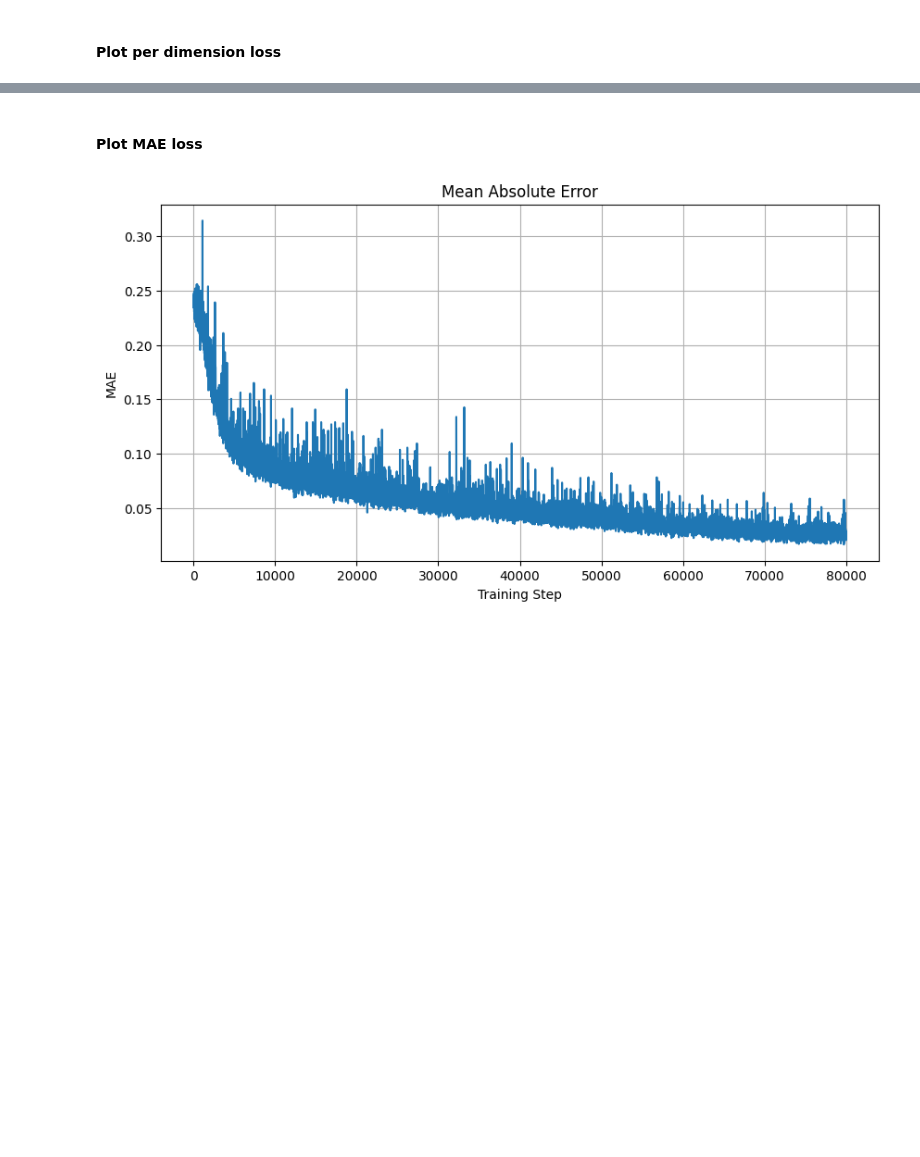
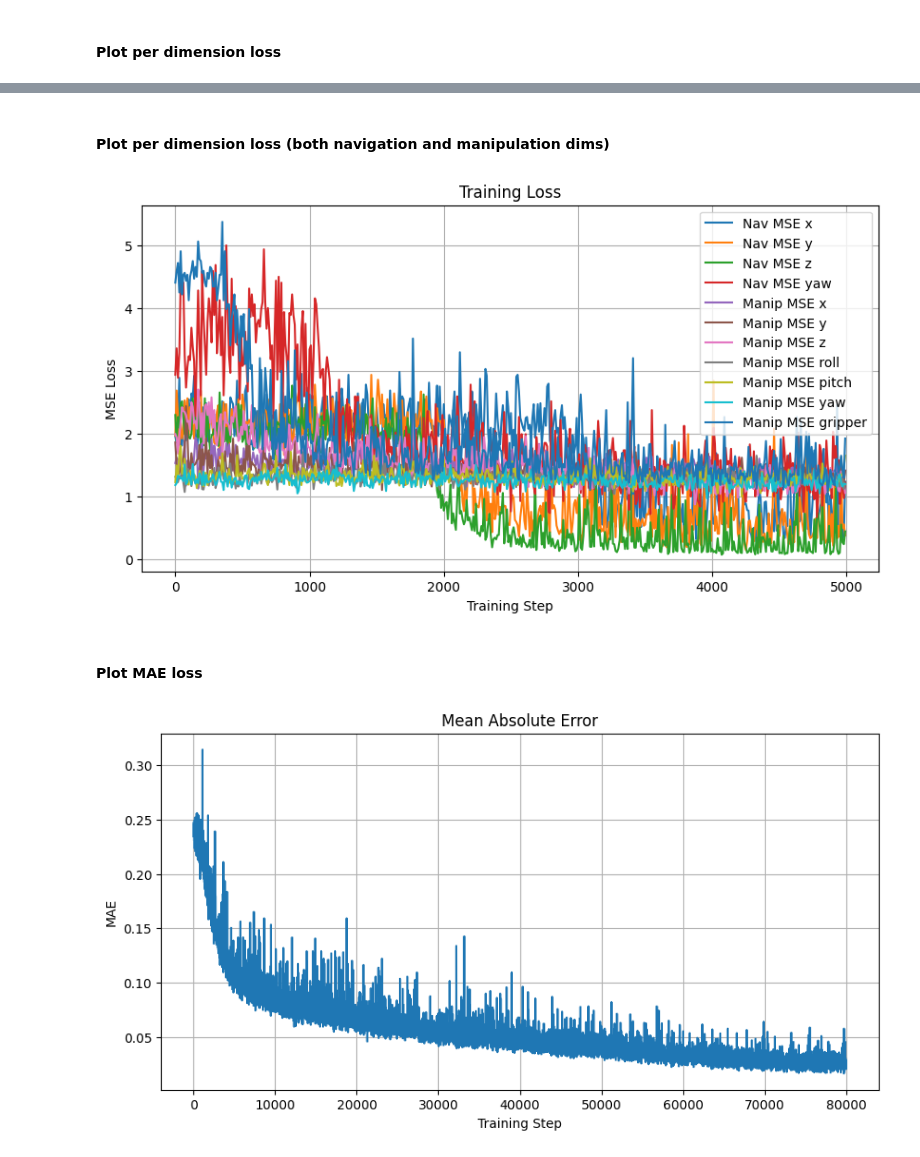
Before and after one commit to MCNeutron/imperial-irp-AeroGrasp, a Jupyter notebook: AeroGraspVLA/plot_training_metric.ipynb, the cells around one changed output, grey strips where cells are left out. Cells and saved outputs as stored; diff of their text form; code cells hidden in the pictures; blank space fills up the shorter version.

```diff
--- a/AeroGraspVLA/plot_training_metric.ipynb
+++ b/AeroGraspVLA/plot_training_metric.ipynb
@@ -115,3 +130,30 @@ plt.show()
+# %% [markdown]
+#### Plot per dimension loss (both navigation and manipulation dims)
+# %%
+plt.figure()
+
+plt.plot(df["step"], df["nav_mse_x"], label="Nav MSE x")
+plt.plot(df["step"], df["nav_mse_y"], label="Nav MSE y")
+plt.plot(df["step"], df["nav_mse_z"], label="Nav MSE z")
+plt.plot(df["step"], df["nav_mse_angle3"], label="Nav MSE yaw")
+plt.plot(df["step"], df["manip_mse_x"], label="Manip MSE x")
+plt.plot(df["step"], df["manip_mse_y"], label="Manip MSE y")
+plt.plot(df["step"], df["manip_mse_z"], label="Manip MSE z")
+plt.plot(df["step"], df["manip_mse_angle1"], label="Manip MSE roll")
+plt.plot(df["step"], df["manip_mse_angle2"], label="Manip MSE pitch")
+plt.plot(df["step"], df["manip_mse_angle3"], label="Manip MSE yaw")
+plt.plot(df["step"], df["manip_mse_gripper"], label="Manip MSE gripper")
+
+plt.xlabel("Training Step")
+plt.ylabel("MSE Loss")
+plt.title("Training Loss")
+
+plt.legend()
+plt.grid(True)
+
+plt.show()
+# %% [output]
+[figure, added]
 # %% [markdown]
 #### Plot MAE loss
 # %%
```
Also changed, not shown: parts of 5 cells of this notebook, 10 other files.
